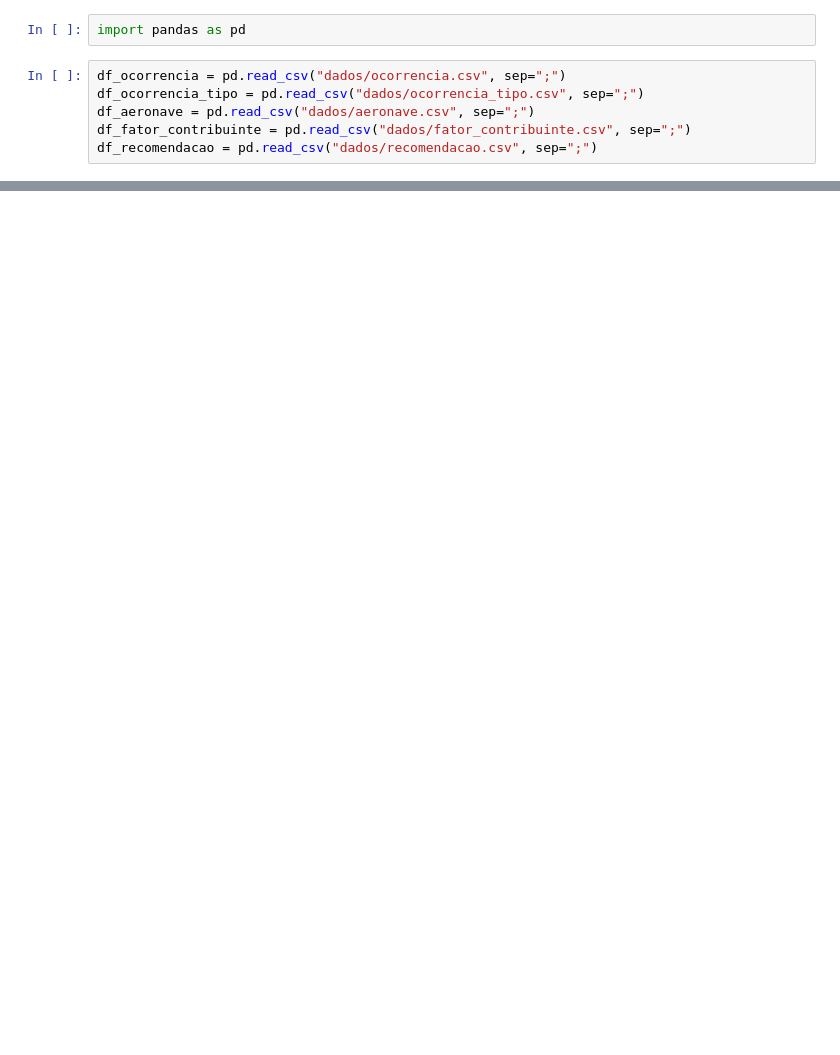
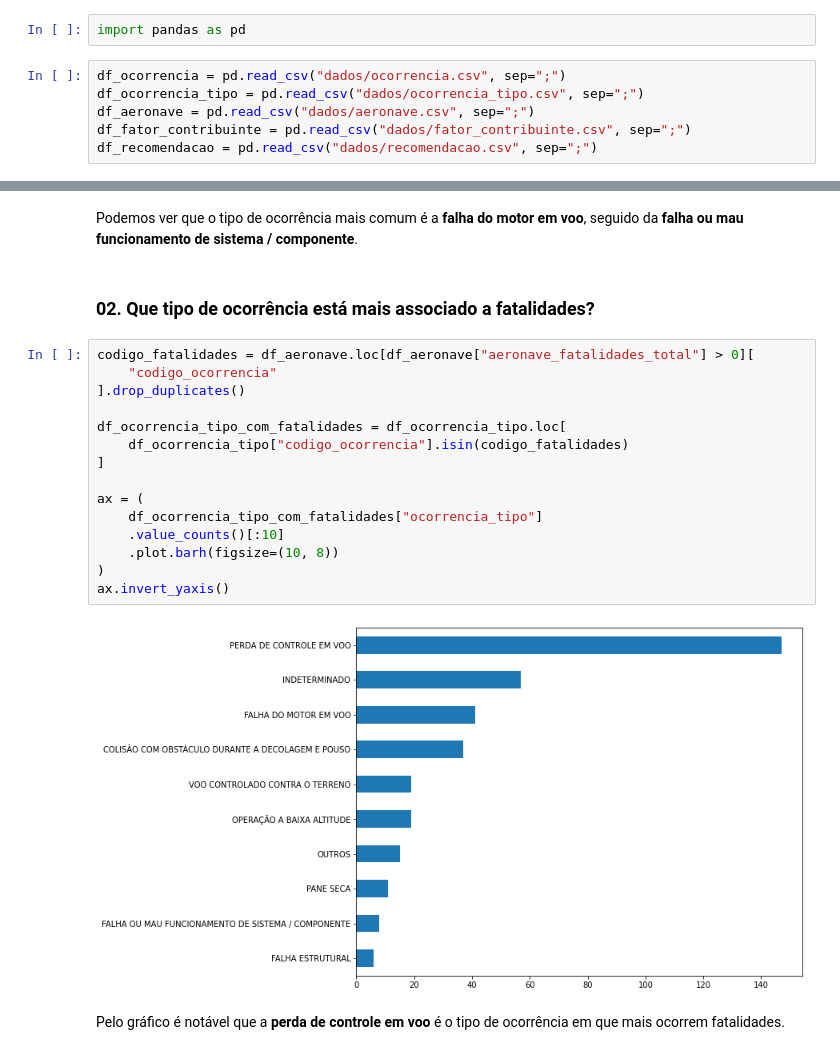
Before and after one commit to MarcosVeniciu/Trabalho-Pratico-Introducao-a-Ciencia-dos-Dados, a Jupyter notebook: cenipa.ipynb, the cells around one changed output, grey strips where cells are left out. Saved outputs shown, nothing was run; the diff lists cells and outputs as text; blank space fills up the shorter version.

```diff
--- a/cenipa.ipynb
+++ b/cenipa.ipynb
@@ -30,0 +82,23 @@ df_recomendacao = pd.read_csv("dados/recomendacao.csv", sep=";")
+# %% [markdown]
+Podemos ver que o tipo de ocorrência mais comum é a **falha do motor em voo**, seguido da **falha ou mau funcionamento de sistema / componente**.
+# %% [markdown]
+### 02. Que tipo de ocorrência está mais associado a fatalidades?
+# %%
+codigo_fatalidades = df_aeronave.loc[df_aeronave["aeronave_fatalidades_total"] > 0][
+    "codigo_ocorrencia"
+].drop_duplicates()
+
+df_ocorrencia_tipo_com_fatalidades = df_ocorrencia_tipo.loc[
+    df_ocorrencia_tipo["codigo_ocorrencia"].isin(codigo_fatalidades)
+]
+
+ax = (
+    df_ocorrencia_tipo_com_fatalidades["ocorrencia_tipo"]
+    .value_counts()[:10]
+    .plot.barh(figsize=(10, 8))
+)
+ax.invert_yaxis()
+# %% [output]
+[figure, added]
+# %% [markdown]
+Pelo gráfico é notável que a **perda de controle em voo** é o tipo de ocorrência em que mais ocorrem fatalidades.
```
Also changed, not shown: parts of 7 cells of this notebook, 1 other file.
